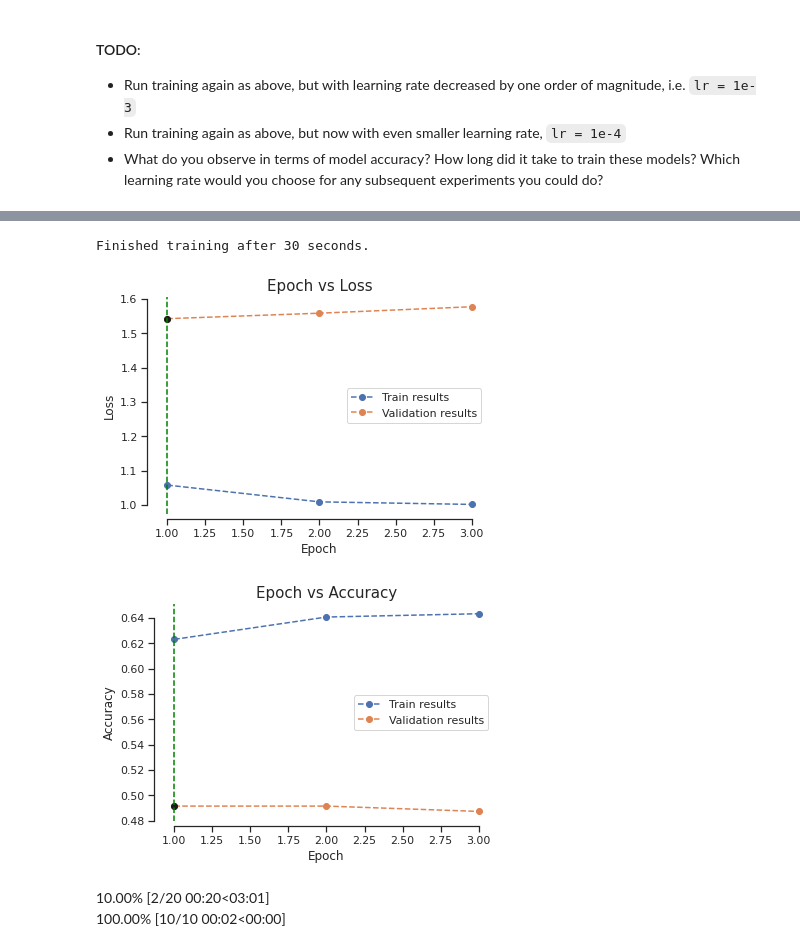
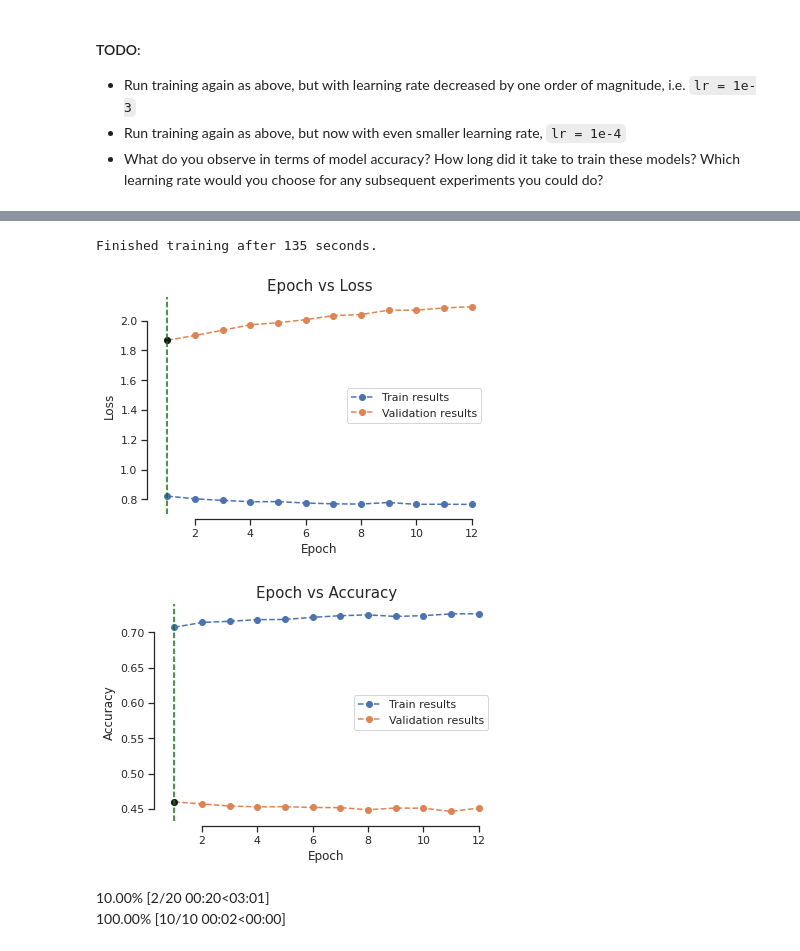
Before and after one commit to adjr2/deep_learning, a Jupyter notebook: Ex2_2022.ipynb, the cells around one changed output, grey strips where cells are left out. Drawn from its saved outputs; the diff is of its cells as text; code cells hidden in the pictures.

```diff
--- a/Ex2_2022.ipynb
+++ b/Ex2_2022.ipynb
@@ -797,7 +803,7 @@ class EarlyStopper:
         torch.save(model.state_dict(), self.path)
       else:
         self.move_on += 1
-        if self.move_on > self.patience:
+        if self.move_on == self.patience:
         # if self.move_on == self.patience:
           self.stop = True
 # %% [markdown]
@@ -909,7 +949,7 @@ lr = 1e-3
 ## YOUR CODE HERE ##
 ####################
 
-num_epochs=20 #100
+num_epochs=100 #100
 optimizer = torch.optim.Adam(model.parameters(), lr=lr)
 loss_function = torch.nn.CrossEntropyLoss()
 
@@ -917,7 +957,7 @@ train_dataloader = trainloader
 val_dataloader = valloader
 device = 'cuda'
 
-early_stopping = EarlyStopper()
+early_stopping = EarlyStopper(path='checkpoint.pt', patience=10)
 
 
 train_losses, val_losses, train_accs, val_accs, confusion_matrix = run_training(model,
@@ -927,7 +967,8 @@ train_losses, val_losses, train_accs, val_accs, confusion_matrix = run_training(
                                                                                 num_epochs,
                                                                                 train_dataloader,
                                                                                 val_dataloader,
-                                                                                early_stopping)
+                                                                                early_stopping,
+                                                                                True)
 
 plot("Epoch vs Loss", "Loss", train_losses, val_losses,'linear',None,(min(val_losses),val_losses.index(min(val_losses))+1))
 plot("Epoch vs Accuracy", "Accuracy", train_accs, val_accs,'linear',None,(max(val_accs),val_accs.index(max(val_accs))+1))
@@ -936,7 +988,7 @@ plot("Epoch vs Accuracy", "Accuracy", train_accs, val_accs,'linear',None,(max(va
 100.00% [10/10 00:02<00:00]
-Finished training after 30 seconds.
+Finished training after 135 seconds.
-[figure, old version]
+[figure, new version]
-[figure, old version]
+[figure, new version]
 # %%
 lr = 1e-4
 
```
Also changed, not shown: parts of 10 cells of this notebook.
